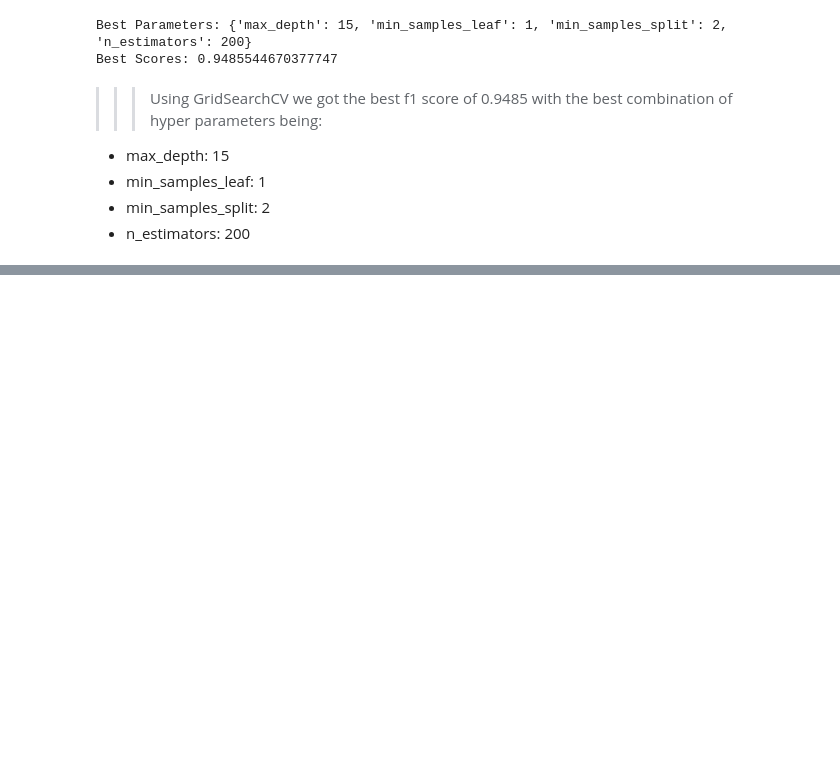
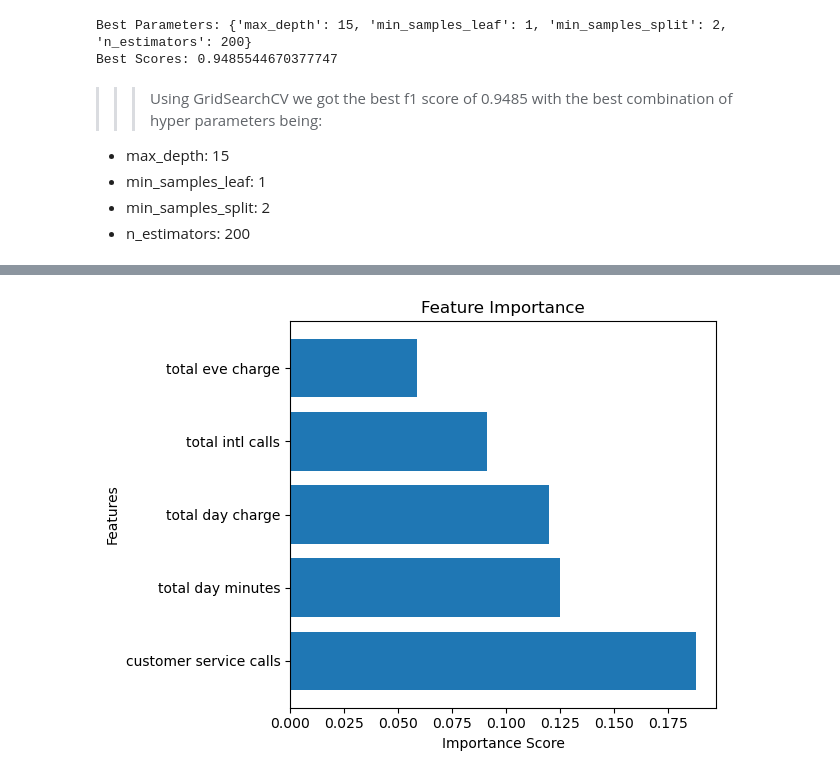
Before and after one commit to Abdikarim89/dsc-phase-3-project-v2-3, a Jupyter notebook: dsc_ph_3_project.ipynb, the cells around one changed output, grey strips where cells are left out. Cells and saved outputs as stored; diff of their text form; code cells hidden in the pictures; blank space fills up the shorter version.

```diff
--- a/dsc_ph_3_project.ipynb
+++ b/dsc_ph_3_project.ipynb
@@ -684,0 +784,22 @@ Best Scores: 0.9485544670377747
+# %%
+# Top Five important features
+data = {"customer service calls": 0.188038, "total day minutes": 0.125113, "total day charge": 0.12004, "total intl calls": 0.091361, "total eve charge": 0.058763}
+
+# Plotting the bar graph
+fig, ax = plt.subplots()
+ax.barh(list(data.keys()), list(data.values()))
+
+# Customizing the appearance of bar graph
+plt.xlabel("Importance Score")
+plt.ylabel("Features")
+plt.title("Feature Importance")
+
+# Spacing the bars apart
+ax.xaxis.set_ticks_position("bottom")
+ax.yaxis.set_ticks_position("left")
+
+# Showing the graph
+plt.tight_layout()
+plt.show()
+# %% [output]
+[figure, added]
```
Also changed, not shown: parts of 20 cells of this notebook, 1 other file.
